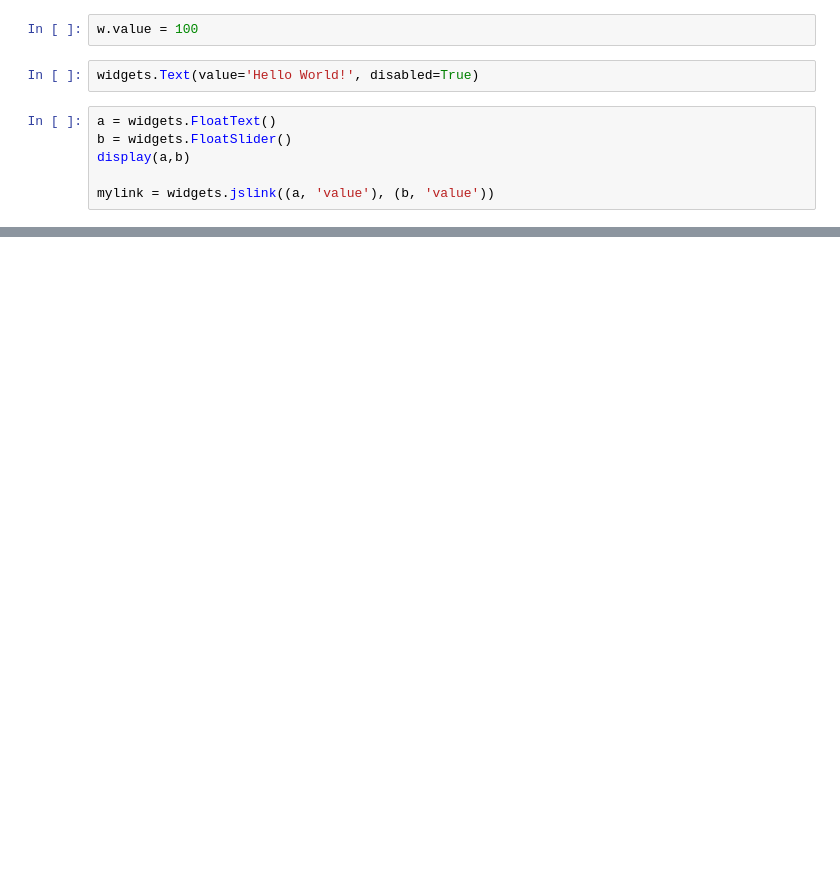
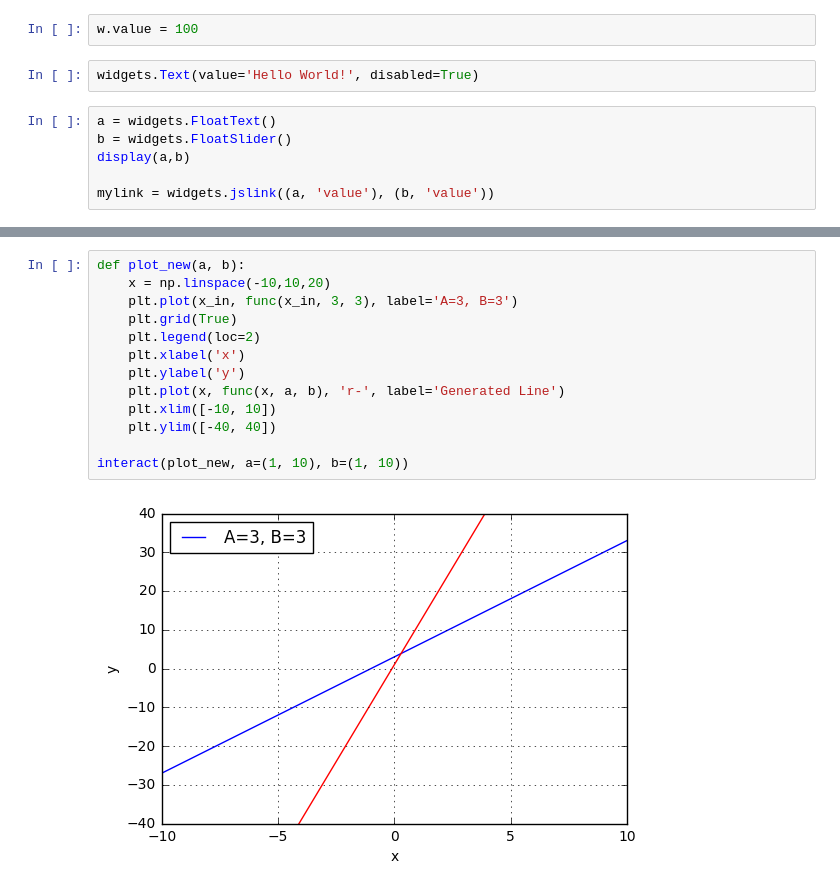
Before and after one commit to AlessandroGraizzaro/PyPD, a Jupyter notebook: Widget Demo.ipynb, the cells around one changed output, grey strips where cells are left out. Saved outputs shown, nothing was run; the diff lists cells and outputs as text; blank space fills up the shorter version.

```diff
--- a/Widget Demo.ipynb
+++ b/Widget Demo.ipynb
@@ -24,0 +46,15 @@ mylink = widgets.jslink((a, 'value'), (b, 'value'))
+# %%
+def plot_new(a, b):
+    x = np.linspace(-10,10,20)
+    plt.plot(x_in, func(x_in, 3, 3), label='A=3, B=3')
+    plt.grid(True)
+    plt.legend(loc=2)
+    plt.xlabel('x')
+    plt.ylabel('y')
+    plt.plot(x, func(x, a, b), 'r-', label='Generated Line')
+    plt.xlim([-10, 10])
+    plt.ylim([-40, 40])
+
+interact(plot_new, a=(1, 10), b=(1, 10))
+# %% [output]
+[figure, added]
```
Also changed, not shown: parts of 6 cells of this notebook, 5 other files.
